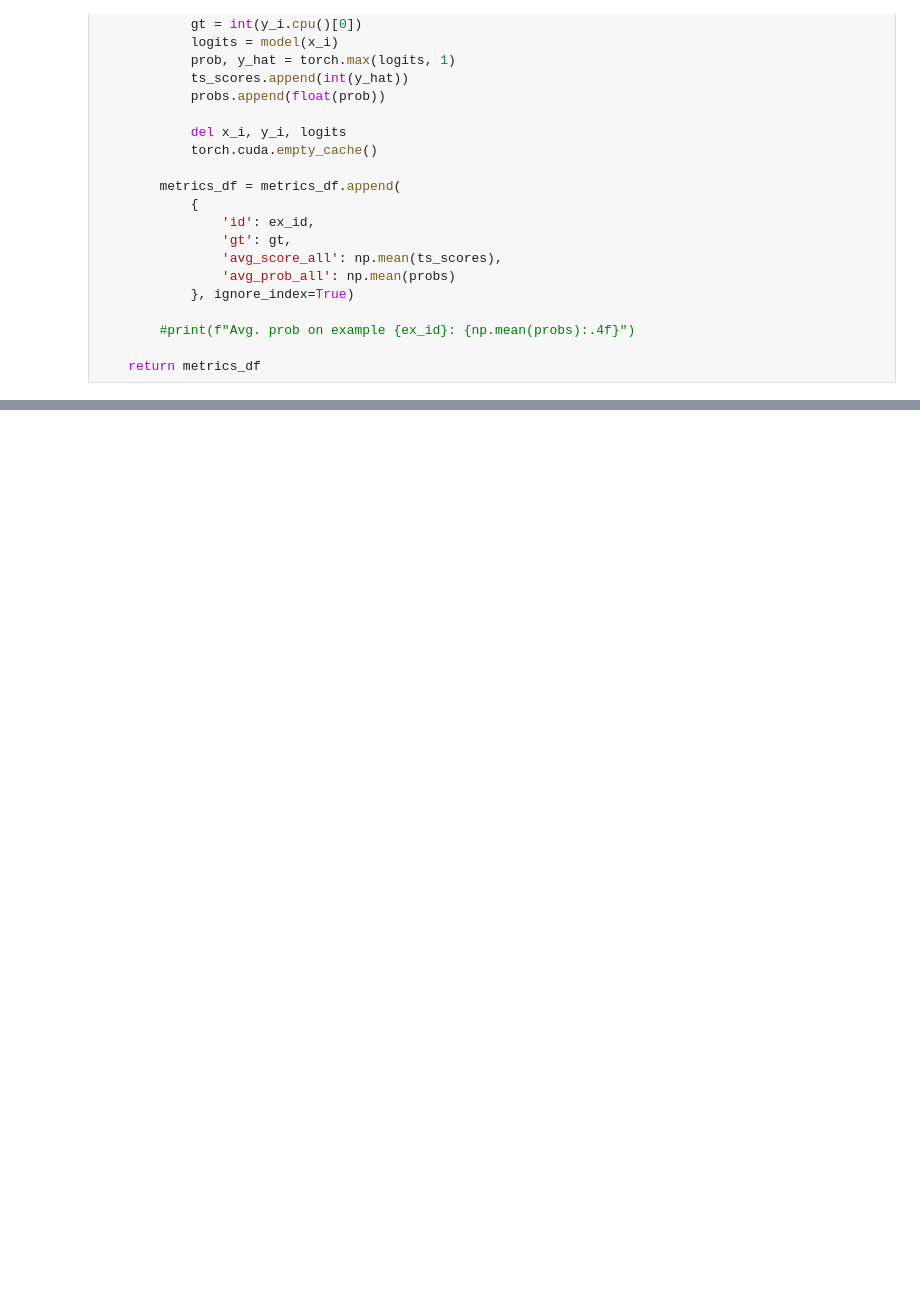
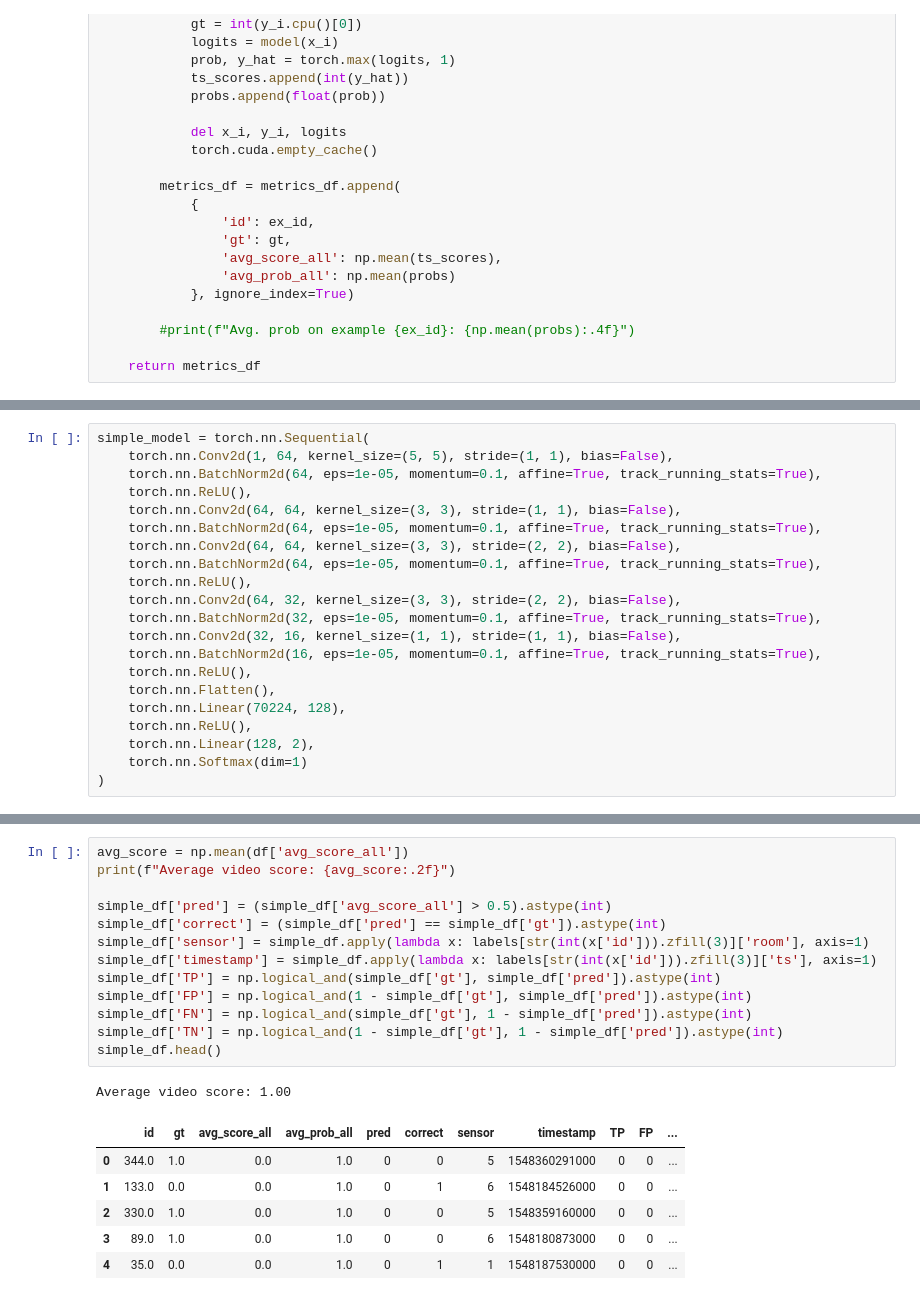
Before and after one commit to akashc1/projects, a Jupyter notebook: PAC_research_sample.ipynb, the cells around one changed output, grey strips where cells are left out. Saved outputs shown, nothing was run; the diff lists cells and outputs as text; blank space fills up the shorter version.

```diff
--- a/PAC_research_sample.ipynb
+++ b/PAC_research_sample.ipynb
@@ -371,0 +411,21 @@ df.head()
+# %%
+simple_model = torch.nn.Sequential(
+    torch.nn.Conv2d(1, 64, kernel_size=(5, 5), stride=(1, 1), bias=False),
+    torch.nn.BatchNorm2d(64, eps=1e-05, momentum=0.1, affine=True, track_running_stats=True),
+    torch.nn.ReLU(),
+    torch.nn.Conv2d(64, 64, kernel_size=(3, 3), stride=(1, 1), bias=False),
+    torch.nn.BatchNorm2d(64, eps=1e-05, momentum=0.1, affine=True, track_running_stats=True),
+    torch.nn.Conv2d(64, 64, kernel_size=(3, 3), stride=(2, 2), bias=False),
+    torch.nn.BatchNorm2d(64, eps=1e-05, momentum=0.1, affine=True, track_running_stats=True),
+    torch.nn.ReLU(),
+    torch.nn.Conv2d(64, 32, kernel_size=(3, 3), stride=(2, 2), bias=False),
+    torch.nn.BatchNorm2d(32, eps=1e-05, momentum=0.1, affine=True, track_running_stats=True),
+    torch.nn.Conv2d(32, 16, kernel_size=(1, 1), stride=(1, 1), bias=False),
+    torch.nn.BatchNorm2d(16, eps=1e-05, momentum=0.1, affine=True, track_running_stats=True),
+    torch.nn.ReLU(),
+    torch.nn.Flatten(),
+    torch.nn.Linear(70224, 128),
+    torch.nn.ReLU(),
+    torch.nn.Linear(128, 2),
+    torch.nn.Softmax(dim=1)
+)
@@ -372 +468,22 @@ df.head()
+# %%
+avg_score = np.mean(df['avg_score_all'])
+print(f"Average video score: {avg_score:.2f}")
+
+simple_df['pred'] = (simple_df['avg_score_all'] > 0.5).astype(int)
+simple_df['correct'] = (simple_df['pred'] == simple_df['gt']).astype(int)
+simple_df['sensor'] = simple_df.apply(lambda x: labels[str(int(x['id'])).zfill(3)]['room'], axis=1)
+simple_df['timestamp'] = simple_df.apply(lambda x: labels[str(int(x['id'])).zfill(3)]['ts'], axis=1)
+simple_df['TP'] = np.logical_and(simple_df['gt'], simple_df['pred']).astype(int)
+simple_df['FP'] = np.logical_and(1 - simple_df['gt'], simple_df['pred']).astype(int)
+simple_df['FN'] = np.logical_and(simple_df['gt'], 1 - simple_df['pred']).astype(int)
+simple_df['TN'] = np.logical_and(1 - simple_df['gt'], 1 - simple_df['pred']).astype(int)
+simple_df.head()
+# %% [output]
+Average video score: 1.00
+|  | id | gt | avg_score_all | avg_prob_all | pred | correct | sensor | timestamp | TP | FP | ... |
+| 0 | 344.0 | 1.0 | 0.0 | 1.0 | 0 | 0 | 5 | 1548360291000 | 0 | 0 | ... |
+| 1 | 133.0 | 0.0 | 0.0 | 1.0 | 0 | 1 | 6 | 1548184526000 | 0 | 0 | ... |
+| 2 | 330.0 | 1.0 | 0.0 | 1.0 | 0 | 0 | 5 | 1548359160000 | 0 | 0 | ... |
+| 3 | 89.0 | 1.0 | 0.0 | 1.0 | 0 | 0 | 6 | 1548180873000 | 0 | 0 | ... |
+| 4 | 35.0 | 0.0 | 0.0 | 1.0 | 0 | 1 | 1 | 1548187530000 | 0 | 0 | ... |
 # %%
```
Also changed, not shown: parts of 16 cells of this notebook.
